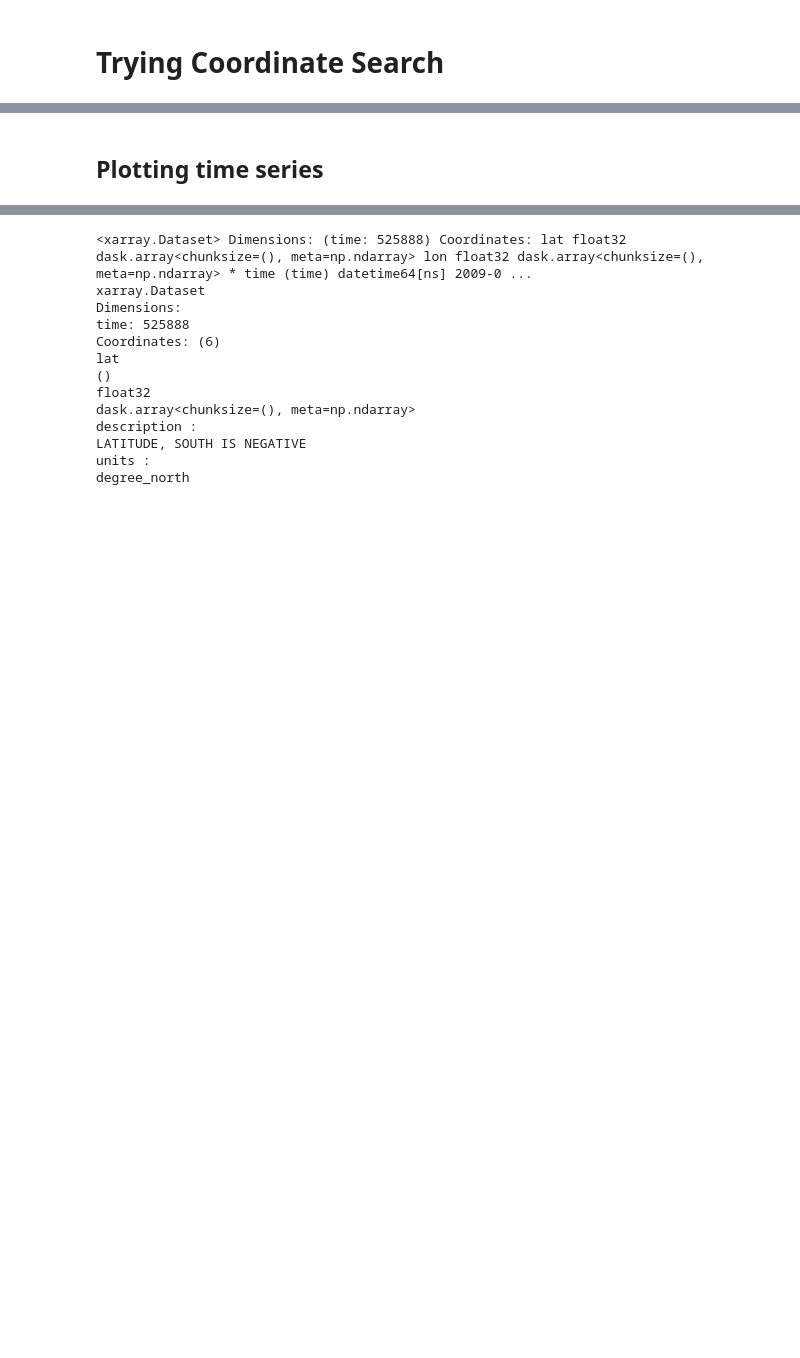
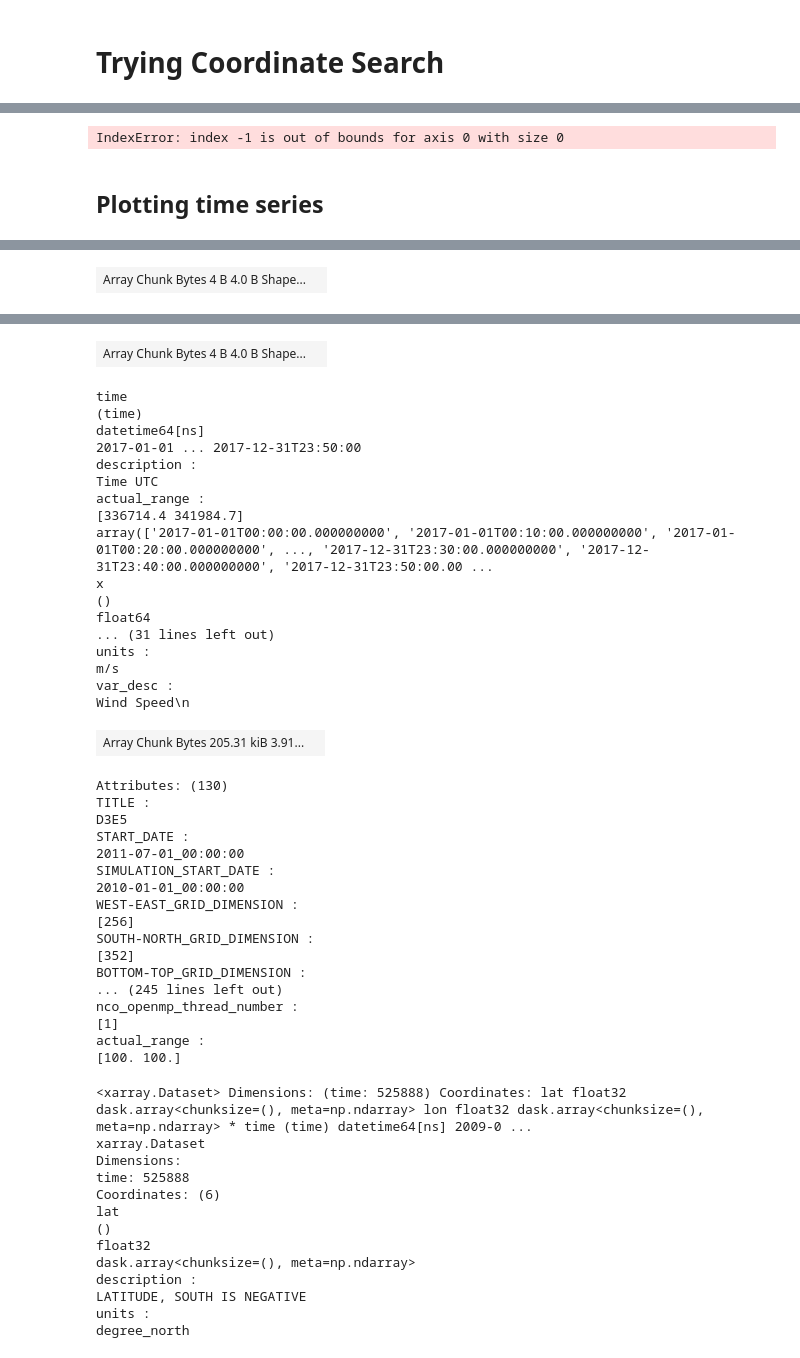
Before and after one commit to clwehner/Windatlas, a Jupyter notebook: windatlas/anemos_data/transfer/netCDF_analysis.ipynb, the cells around one changed output, grey strips where cells are left out. Saved outputs shown, nothing was run; the diff lists cells and outputs as text; code cells hidden in the pictures; blank space fills up the shorter version.

```diff
--- a/windatlas/anemos_data/transfer/netCDF_analysis.ipynb
+++ b/windatlas/anemos_data/transfer/netCDF_analysis.ipynb
@@ -139,14 +210,15 @@ def coor_transformation(coor:list,engine:str="pyproj")->list:
         return[x,y]
 
     if engine == "gdal":
-        import ogr
-        import osr
-        d3e5Prj = osr.SpatialReference()
+        from ogr import Geometry
+        from osr import SpatialReference
+
+        d3e5Prj = SpatialReference()
         d3e5Prj.ImportFromProj4(lambert_proj_str)
-        geoPrj = osr.SpatialReference()
+        geoPrj = SpatialReference()
         geoPrj.ImportFromEPSG(4326)
 
-        point = ogr.Geometry(ogr.wkbPoint)
+        point = Geometry(ogr.wkbPoint)
         point.AddPoint(coor[0], coor[1])
         point.AssignSpatialReference(geoPrj)    # tell the point what coordinates it's in
         point.TransformTo(d3e5Prj)              # project it to the out spatial reference
@@ -181,39 +256,41 @@ plt.text(ds_near.lon, ds_near.lat, 'nearest')
 #ds_near.load()
 
 # Plot interpolation value
-ds_interp = ds.interp(x=x_interp, y=y_interp, method="cubic")
+ds_interp = ds.interp(x=x_interp, y=y_interp, method="linear")
 plt.scatter(ds_interp.lon, ds_interp.lat, color='y', marker="x")
 plt.text(ds_interp.lon, ds_interp.lat, 'interp')
 ds_interp.load()
 
 plt.title('speed at nearest interpolated point: %s' % ds_interp.wspd.data)
+# %% [output]
+IndexError: index -1 is out of bounds for axis 0 with size 0
 # %% [markdown]
 ## Plotting time series
 # %%
 # .nc data
 year=2017
-
-nc_data_path = f"/uba/anemos_winddata/20191029_anemosDataFull/UBA-Windatlas/NC-Format/wspd.10L.{year}.nc"
-
-ncdata = xr.open_dataset(nc_data_path, chunks={'time': 1000}, engine='h5netcdf')
+lon = 10.0
+lat = 50.
+[x_interp,y_interp] = coor_transformation(coor=[lat,lon], engine="pyproj")
 
 # Load the new dimensional lambda coordinates
 path = "xy_lamber_projection_values"
-
 new_dim_coor = pd.read_csv(path)
-
 # assign the new x,y values to the netCDF data
 x = new_dim_coor["x"].dropna().astype("int").values
 y = new_dim_coor["y"].values
 
-ncdata = ncdata.assign_coords(
-    coords={"x": x,"y": y}
-)
+# netCDF windatlas files
+nc_data_path = f"/uba/anemos_winddata/20191029_anemosDataFull/UBA-Windatlas/NC-Format/wspd.10L.{year}.nc"
+#nc_data_path = f"/uba/anemos_winddata/20191029_anemosDataFull/UBA-Windatlas/NC-Format/wspd.10L.*.nc"
 
-lon = 10.0
-lat = 50.0
+with xr.open_mfdataset(nc_data_path, chunks={'time': 1000}, engine='h5netcdf', parallel=True) as nc_data:
+    # assign the new x,y values to the netCDF data
+    nc_data = nc_data.assign_coords(
+        coords={"x": x,"y": y}
+    )
 
-[x_interp,y_interp] = coor_transformation(coor=[lat,lon], engine="pyproj")
+    ts_interp = nc_data.interp(x=x_interp, y=y_interp, level=113, method="linear")
 
-ts_interp = ncdata.interp(x=x_interp, y=y_interp, level=113, method="linear")
 ts_interp#.wspd#.load().plot.line()
+# %% [output]
@@ -219,0 +310 @@ ts_interp#.wspd#.load().plot.line()
+| Array Chunk Bytes 4 B 4.0 B Shape... |  |
@@ -220,3 +319,39 @@ ts_interp#.wspd#.load().plot.line()
+| Array Chunk Bytes 4 B 4.0 B Shape... |  |
+time
+(time)
+datetime64[ns]
+2017-01-01 ... 2017-12-31T23:50:00
+description :
+Time UTC
+actual_range :
+[336714.4 341984.7]
+array(['2017-01-01T00:00:00.000000000', '2017-01-01T00:10:00.000000000', '2017-01-01T00:20:00.000000000', ..., '2017-12-31T23:30:00.000000000', '2017-12-31T23:40:00.000000000', '2017-12-31T23:50:00.00 ...
+x
+()
+float64
+... (31 lines left out)
+units :
+m/s
+var_desc :
+Wind Speed\n
+| Array Chunk Bytes 205.31 kiB 3.91... |  |
+Attributes: (130)
+TITLE :
+D3E5
+START_DATE :
+2011-07-01_00:00:00
+SIMULATION_START_DATE :
+2010-01-01_00:00:00
+WEST-EAST_GRID_DIMENSION :
+[256]
+SOUTH-NORTH_GRID_DIMENSION :
+[352]
+BOTTOM-TOP_GRID_DIMENSION :
+... (245 lines left out)
+nco_openmp_thread_number :
+[1]
+actual_range :
+[100. 100.]
 # %%
 # .ts.nc data
 #year=2017
```
Also changed, not shown: parts of 14 cells of this notebook, 1 other file.
